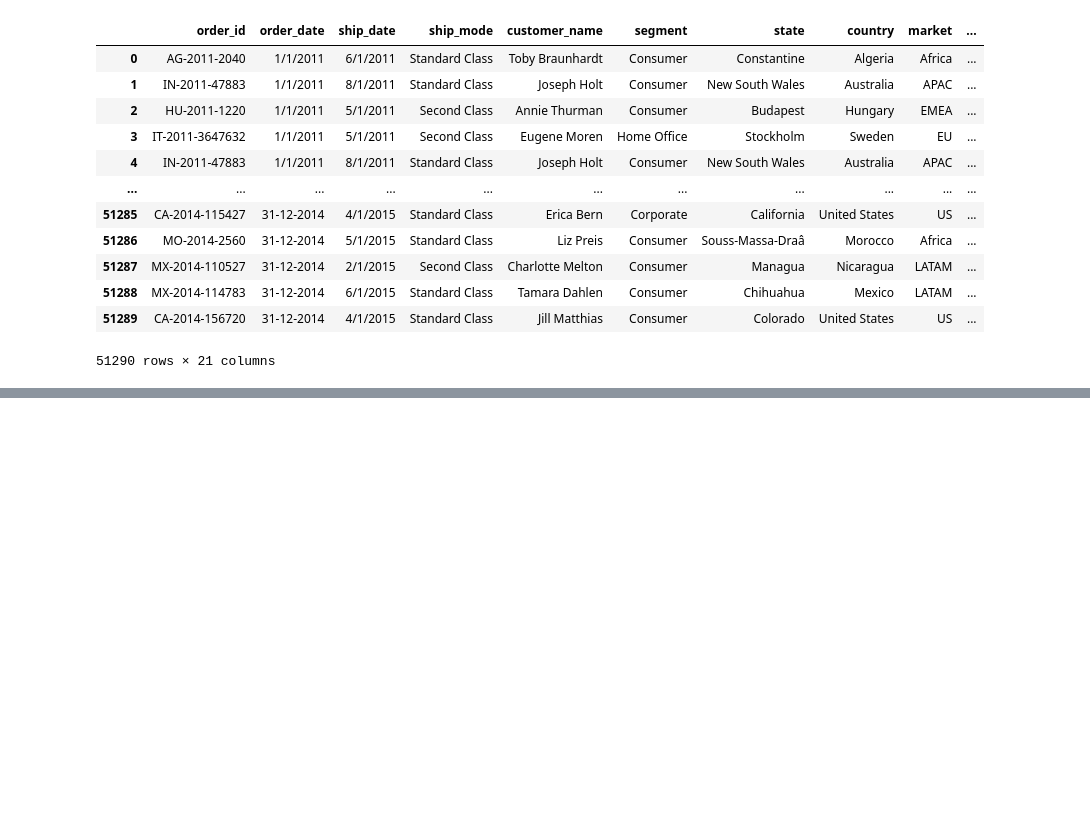
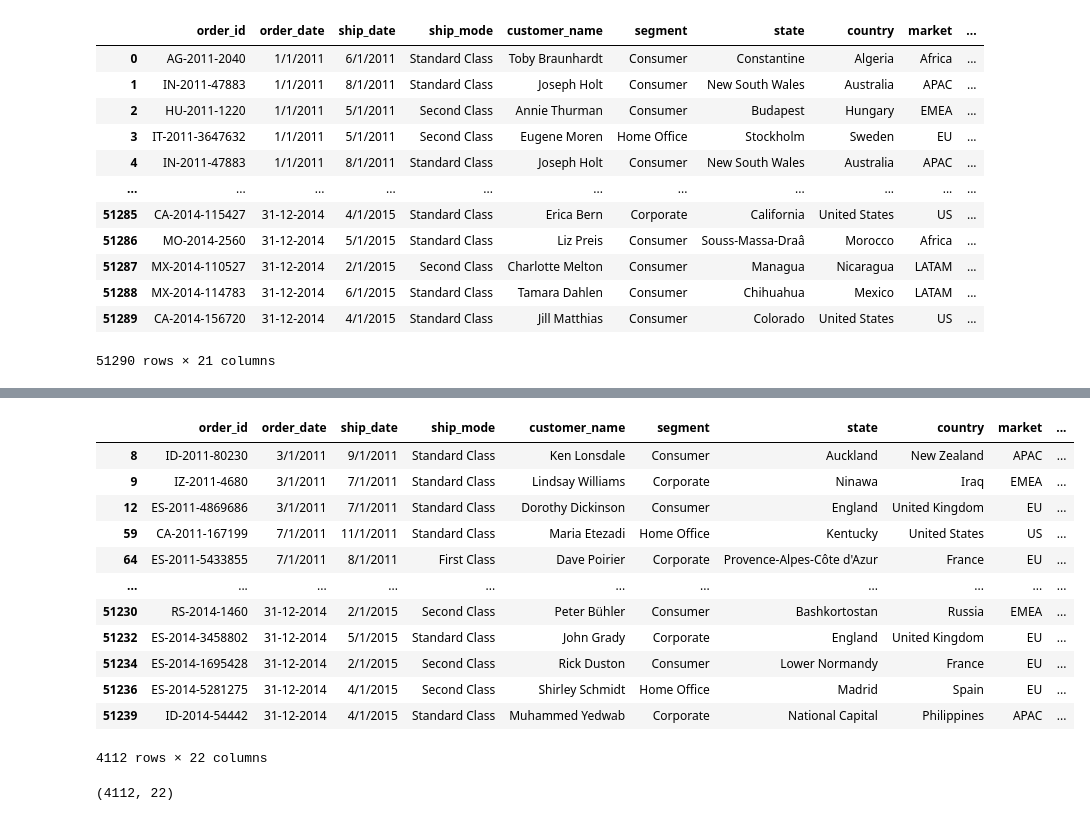
Before and after one commit to jacobabhihail-tech/advanced-data-wrangling-lab, a Jupyter notebook: day01_advanced_pandas/day1_sales_analysis.ipynb, the cells around one changed output, grey strips where cells are left out. Drawn from its saved outputs; the diff is of its cells as text; code cells hidden in the pictures; blank space fills up the shorter version.

```diff
--- a/day01_advanced_pandas/day1_sales_analysis.ipynb
+++ b/day01_advanced_pandas/day1_sales_analysis.ipynb
@@ -133,0 +230,2 @@ NameError: name 'sales' is not defined
+# %%
+df['sales'] = pd.to_numeric(df['sales'], errors = 'coerce')
@@ -133,0 +291,2 @@ NameError: name 'sales' is not defined
+# %%
+df['sales'] = pd.to_numeric(df['sales'], errors = 'coerce')
@@ -133,0 +341,22 @@ NameError: name 'sales' is not defined
+# %%
+high_sales = df[df['sale']>500]
+# %%
+high_sales
+# %% [output]
+|  | order_id | order_date | ship_date | ship_mode | customer_name | segment | state | country | market | ... |
+| 8 | ID-2011-80230 | 3/1/2011 | 9/1/2011 | Standard Class | Ken Lonsdale | Consumer | Auckland | New Zealand | APAC | ... |
+| 9 | IZ-2011-4680 | 3/1/2011 | 7/1/2011 | Standard Class | Lindsay Williams | Corporate | Ninawa | Iraq | EMEA | ... |
+| 12 | ES-2011-4869686 | 3/1/2011 | 7/1/2011 | Standard Class | Dorothy Dickinson | Consumer | England | United Kingdom | EU | ... |
+| 59 | CA-2011-167199 | 7/1/2011 | 11/1/2011 | Standard Class | Maria Etezadi | Home Office | Kentucky | United States | US | ... |
+| 64 | ES-2011-5433855 | 7/1/2011 | 8/1/2011 | First Class | Dave Poirier | Corporate | Provence-Alpes-Côte d'Azur | France | EU | ... |
+| ... | ... | ... | ... | ... | ... | ... | ... | ... | ... | ... |
+| 51230 | RS-2014-1460 | 31-12-2014 | 2/1/2015 | Second Class | Peter Bühler | Consumer | Bashkortostan | Russia | EMEA | ... |
+| 51232 | ES-2014-3458802 | 31-12-2014 | 5/1/2015 | Standard Class | John Grady | Corporate | England | United Kingdom | EU | ... |
+| 51234 | ES-2014-1695428 | 31-12-2014 | 2/1/2015 | Second Class | Rick Duston | Consumer | Lower Normandy | France | EU | ... |
+| 51236 | ES-2014-5281275 | 31-12-2014 | 4/1/2015 | Second Class | Shirley Schmidt | Home Office | Madrid | Spain | EU | ... |
+| 51239 | ID-2014-54442 | 31-12-2014 | 4/1/2015 | Standard Class | Muhammed Yedwab | Corporate | National Capital | Philippines | APAC | ... |
+4112 rows × 22 columns
+# %%
+high_sales.shape
+# %% [output]
+(4112, 22)
```
Also changed, not shown: parts of 41 cells of this notebook, 2 other files.
